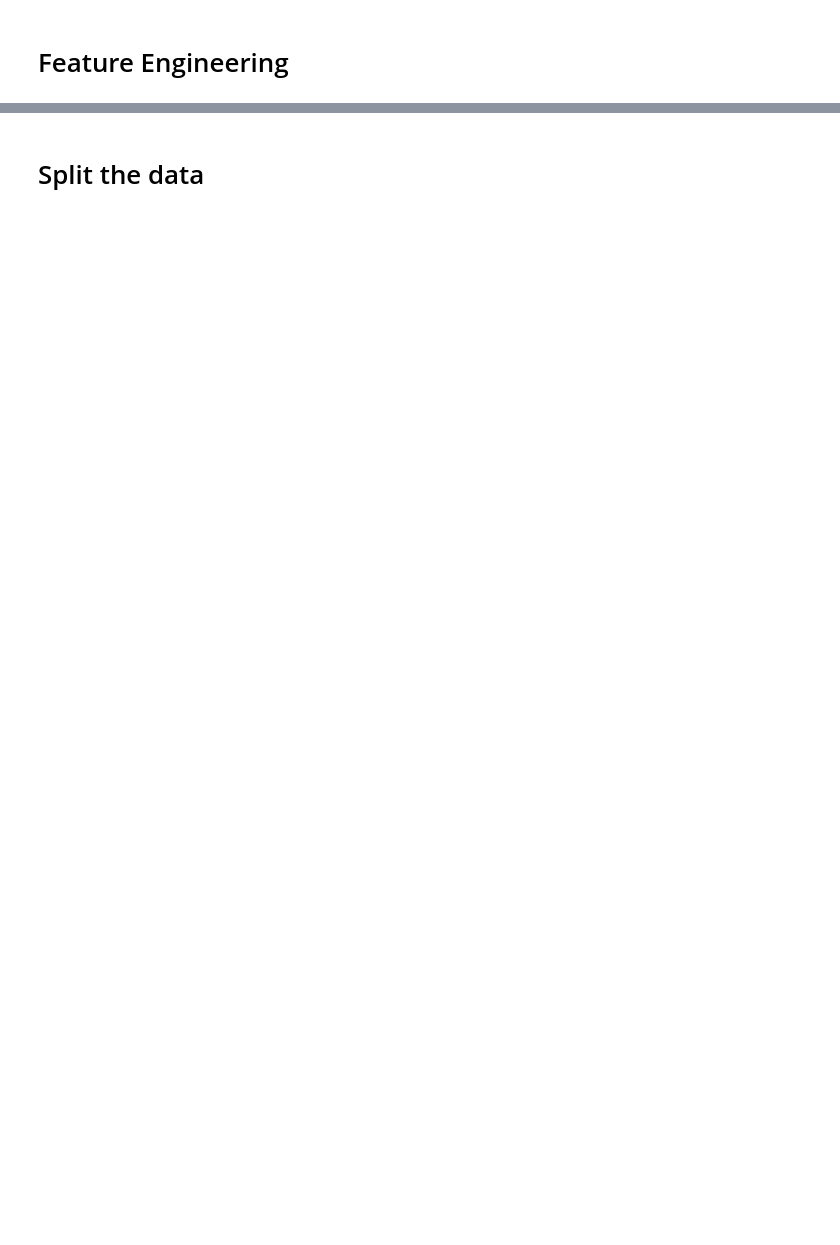
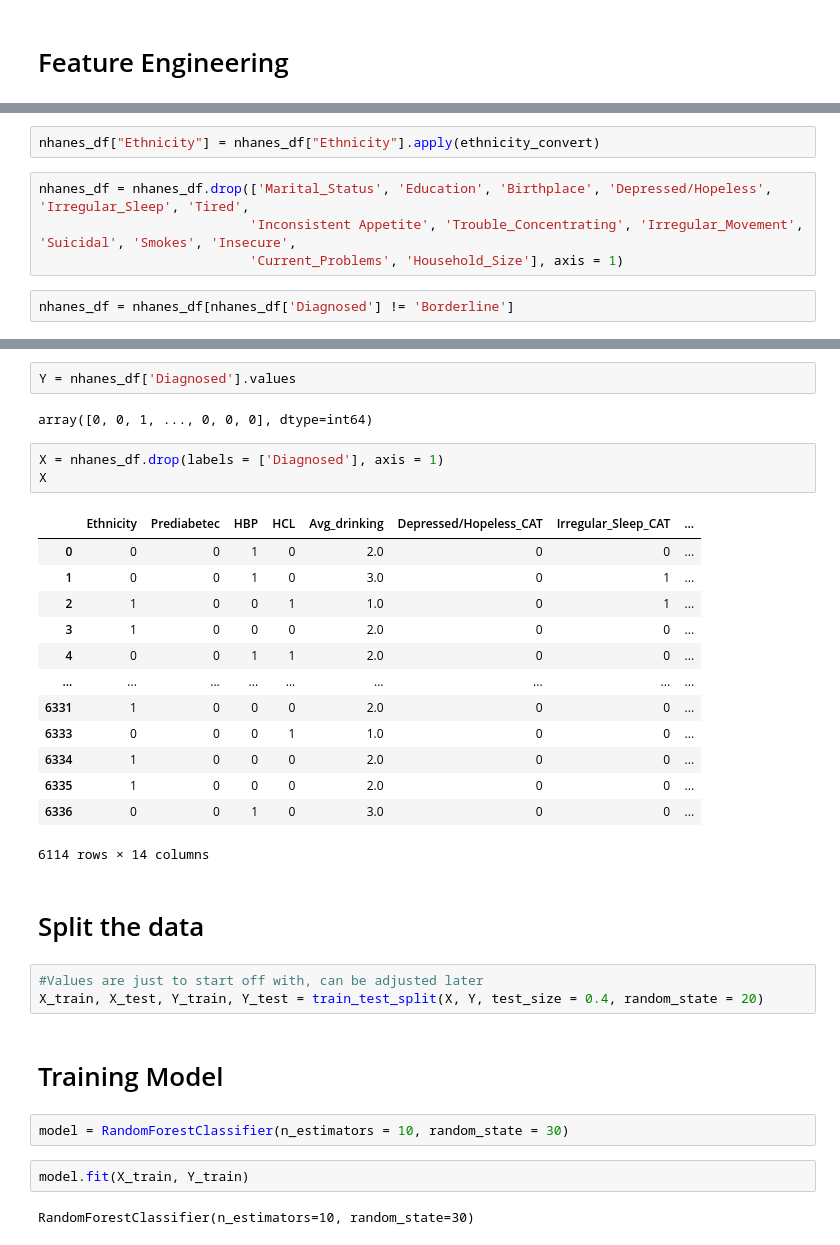
Before and after one commit to lizbethkr/Operation-Diabetes-Prevention, a Jupyter notebook: notebooks/02_data_preprocessing.ipynb, the cells around one changed output, grey strips where cells are left out. Cells and saved outputs as stored; diff of their text form; blank space fills up the shorter version.

```diff
--- a/notebooks/02_data_preprocessing.ipynb
+++ b/notebooks/02_data_preprocessing.ipynb
@@ -38,0 +163,8 @@ nhanes_df = map_cat_vars(nhanes_df)
+# %%
+nhanes_df["Ethnicity"] = nhanes_df["Ethnicity"].apply(ethnicity_convert)
+# %%
+nhanes_df = nhanes_df.drop(['Marital_Status', 'Education', 'Birthplace', 'Depressed/Hopeless', 'Irregular_Sleep', 'Tired',
+                           'Inconsistent Appetite', 'Trouble_Concentrating', 'Irregular_Movement', 'Suicidal', 'Smokes', 'Insecure',
+                           'Current_Problems', 'Household_Size'], axis = 1)
+# %%
+nhanes_df = nhanes_df[nhanes_df['Diagnosed'] != 'Borderline']
@@ -39,2 +188,34 @@ nhanes_df = map_cat_vars(nhanes_df)
+# %%
+Y = nhanes_df['Diagnosed'].values
+# %% [output]
+array([0, 0, 1, ..., 0, 0, 0], dtype=int64)
+# %%
+X = nhanes_df.drop(labels = ['Diagnosed'], axis = 1)
+X
+# %% [output]
+|  | Ethnicity | Prediabetec | HBP | HCL | Avg_drinking | Depressed/Hopeless_CAT | Irregular_Sleep_CAT | ... |
+| 0 | 0 | 0 | 1 | 0 | 2.0 | 0 | 0 | ... |
+| 1 | 0 | 0 | 1 | 0 | 3.0 | 0 | 1 | ... |
+| 2 | 1 | 0 | 0 | 1 | 1.0 | 0 | 1 | ... |
+| 3 | 1 | 0 | 0 | 0 | 2.0 | 0 | 0 | ... |
+| 4 | 0 | 0 | 1 | 1 | 2.0 | 0 | 0 | ... |
+| ... | ... | ... | ... | ... | ... | ... | ... | ... |
+| 6331 | 1 | 0 | 0 | 0 | 2.0 | 0 | 0 | ... |
+| 6333 | 0 | 0 | 0 | 1 | 1.0 | 0 | 0 | ... |
+| 6334 | 1 | 0 | 0 | 0 | 2.0 | 0 | 0 | ... |
+| 6335 | 1 | 0 | 0 | 0 | 2.0 | 0 | 0 | ... |
+| 6336 | 0 | 0 | 1 | 0 | 3.0 | 0 | 0 | ... |
+6114 rows × 14 columns
 # %% [markdown]
 # Split the data
+# %%
+#Values are just to start off with, can be adjusted later
+X_train, X_test, Y_train, Y_test = train_test_split(X, Y, test_size = 0.4, random_state = 20)
+# %% [markdown]
+# Training Model
+# %%
+model = RandomForestClassifier(n_estimators = 10, random_state = 30)
+# %%
+model.fit(X_train, Y_train)
+# %% [output]
+RandomForestClassifier(n_estimators=10, random_state=30)
```
Also changed, not shown: parts of 25 cells of this notebook.
